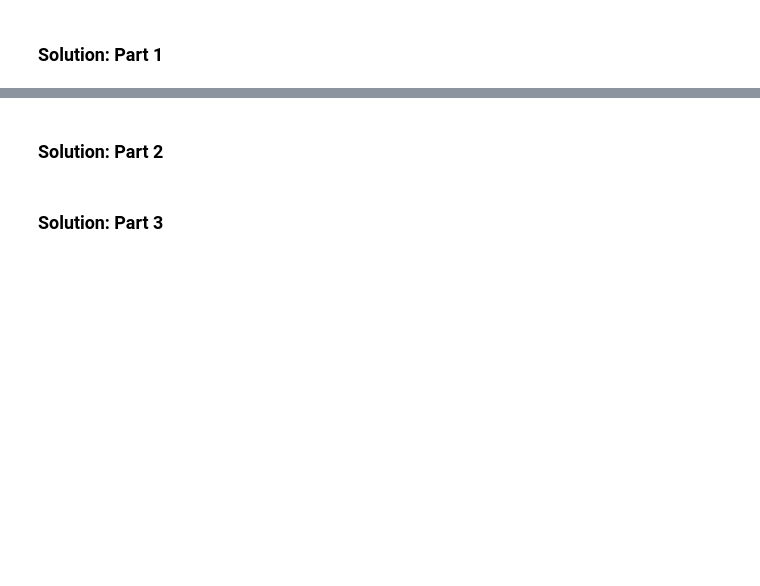
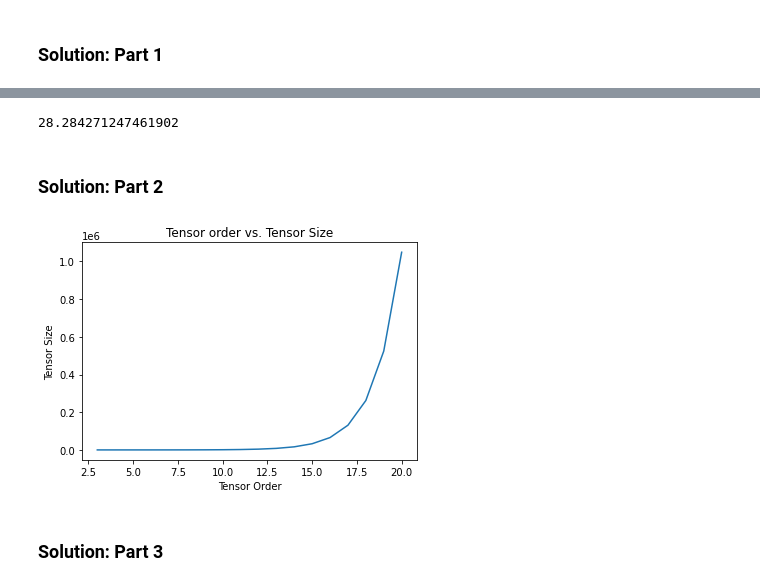
Before and after one commit to izchrism/ASPMI_Tensor_Notebooks, a Jupyter notebook: notebooks/1_Tensors_and_basic_operations.ipynb, the cells around one changed output, grey strips where cells are left out. Saved outputs shown, nothing was run; the diff lists cells and outputs as text; code cells hidden in the pictures; blank space fills up the shorter version.

```diff
--- a/notebooks/1_Tensors_and_basic_operations.ipynb
+++ b/notebooks/1_Tensors_and_basic_operations.ipynb
@@ -64,0 +52,7 @@ tensor_5d.frob_norm
+# %%
+dimension_size = 2
+order = 5
+array_order5 = np.array([5] * dimension_size**order).reshape((dimension_size,)*order)
+tensor_order5 = Tensor(array_order5)
+print(array_order5)
+tensor_order5
@@ -65,2 +79,6 @@ tensor_5d.frob_norm
+# %%
+tensor_order5.frob_norm
+# %% [output]
+28.284271247461902
 # %% [markdown]
 ### Solution: Part 2
@@ -71,2 +85,19 @@ tensor_5d.frob_norm
+# %%
+tensor_sz_list = []
+orders = []
+dimension_size = 2
+for order in range (3,21):
+    temp_array = np.array(([1] * (dimension_size**order))).reshape((dimension_size,)* order)
+    temp_tensor = Tensor(temp_array)
+    tensor_sz_list.append(temp_tensor.size)
+    orders.append(order)
+# %%
+plt.plot(orders, tensor_sz_list)
+plt.title('Tensor order vs. Tensor Size')
+plt.xlabel('Tensor Order')
+plt.ylabel('Tensor Size')
+plt.show()
+# %% [output]
+[figure, added]
 # %% [markdown]
 ### Solution: Part 3
```
Also changed, not shown: parts of 42 cells of this notebook, 1 other file.
